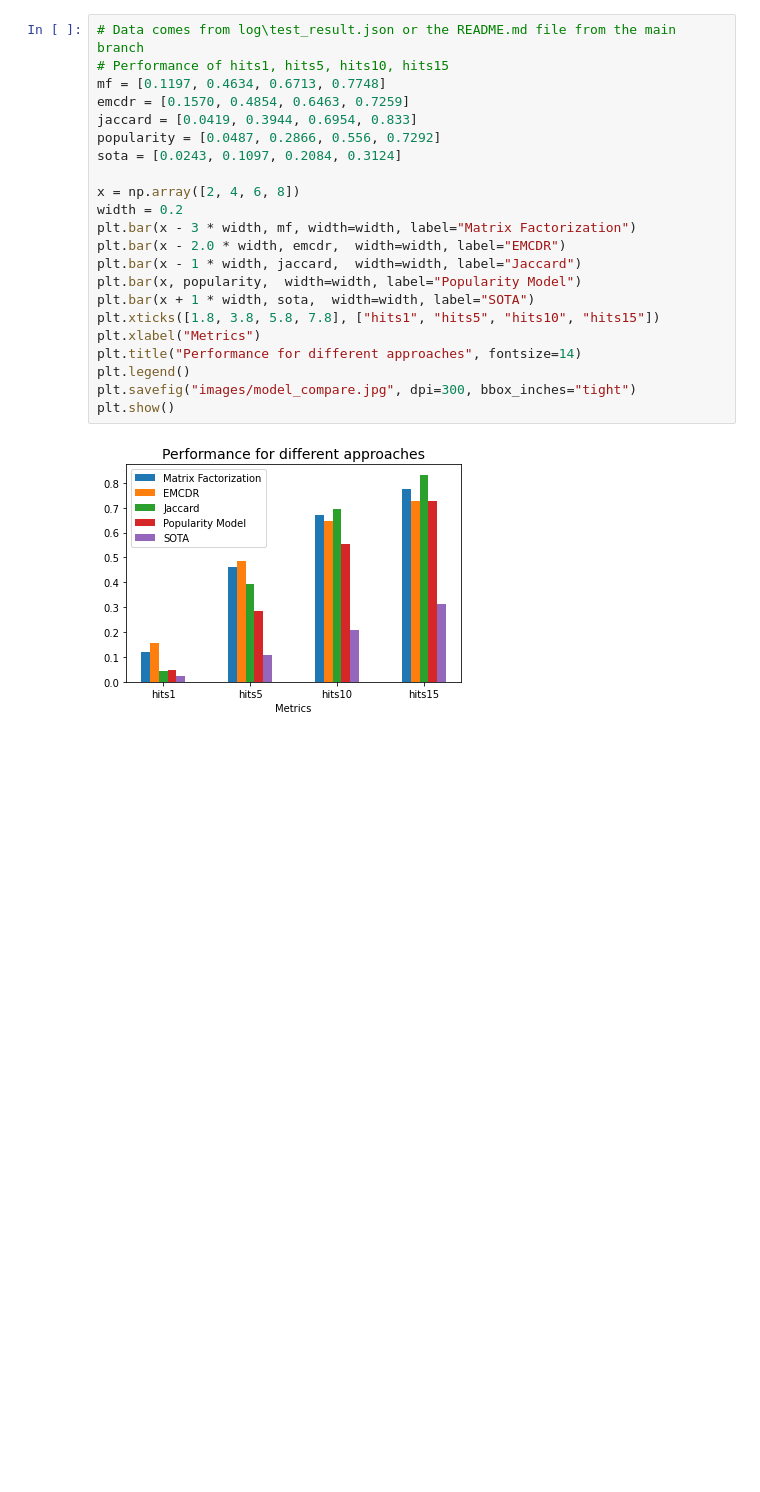
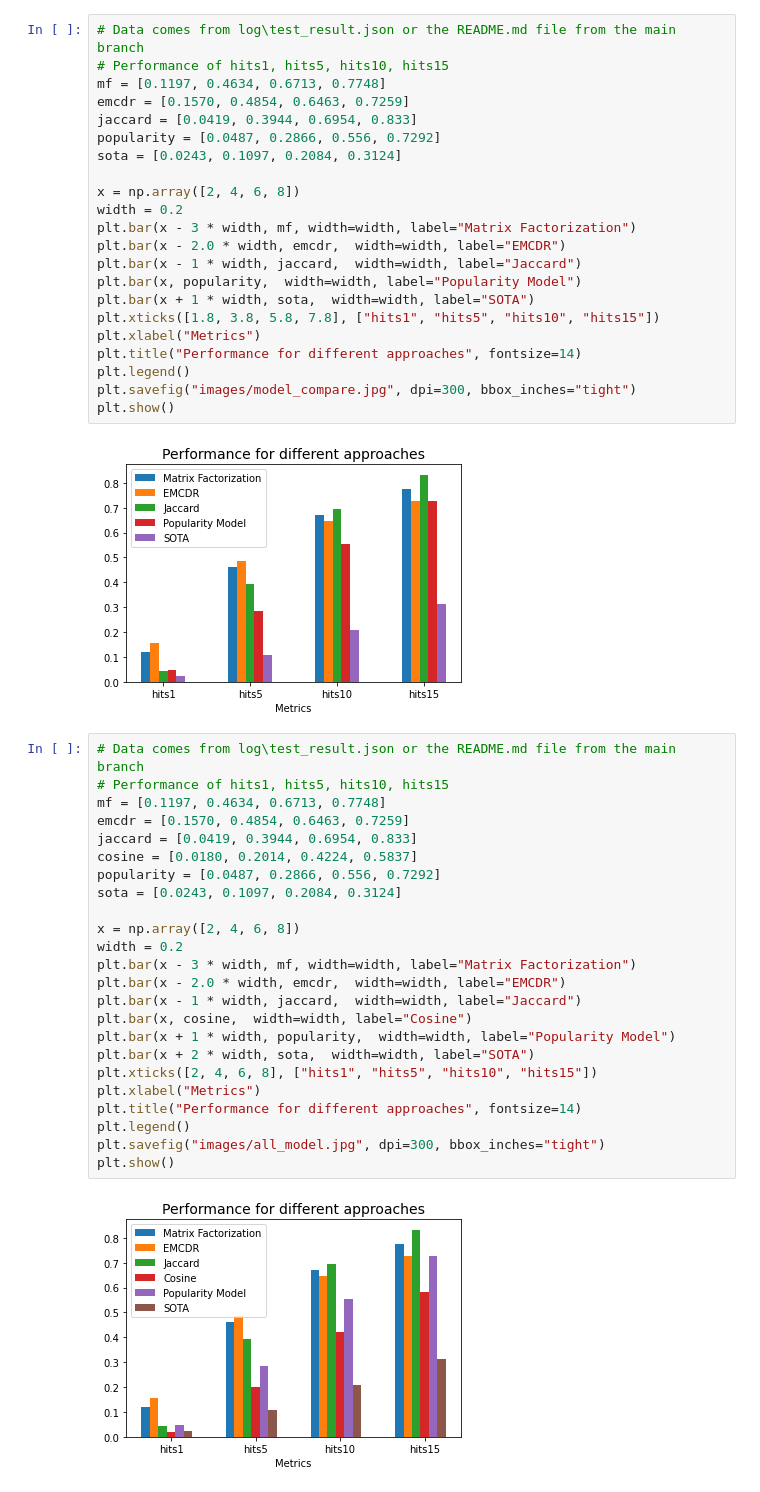
Before and after one commit to qizhyuan/DSC291Project, a Jupyter notebook: visualization.ipynb, the cells around one changed output. Cells and saved outputs as stored; diff of their text form; blank space fills up the shorter version.

Commit message:
Update visualization

```diff
--- a/visualization.ipynb
+++ b/visualization.ipynb
@@ -77,3 +77,29 @@ plt.savefig("images/model_compare.jpg", dpi=300, bbox_inches="tight")
 plt.show()
 # %% [output]
 [figure]
+# %%
+# Data comes from log\test_result.json or the README.md file from the main branch
+# Performance of hits1, hits5, hits10, hits15
+mf = [0.1197, 0.4634, 0.6713, 0.7748]
+emcdr = [0.1570, 0.4854, 0.6463, 0.7259]
+jaccard = [0.0419, 0.3944, 0.6954, 0.833]
+cosine = [0.0180, 0.2014, 0.4224, 0.5837]
+popularity = [0.0487, 0.2866, 0.556, 0.7292]
+sota = [0.0243, 0.1097, 0.2084, 0.3124]
+
+x = np.array([2, 4, 6, 8])
+width = 0.2
+plt.bar(x - 3 * width, mf, width=width, label="Matrix Factorization")
+plt.bar(x - 2.0 * width, emcdr,  width=width, label="EMCDR")
+plt.bar(x - 1 * width, jaccard,  width=width, label="Jaccard")
+plt.bar(x, cosine,  width=width, label="Cosine")
+plt.bar(x + 1 * width, popularity,  width=width, label="Popularity Model")
+plt.bar(x + 2 * width, sota,  width=width, label="SOTA")
+plt.xticks([2, 4, 6, 8], ["hits1", "hits5", "hits10", "hits15"])
+plt.xlabel("Metrics")
+plt.title("Performance for different approaches", fontsize=14)
+plt.legend()
+plt.savefig("images/all_model.jpg", dpi=300, bbox_inches="tight")
+plt.show()
+# %% [output]
+[figure, added]
```
Also changed, not shown: parts of 1 cell of this notebook, 2 other files.
